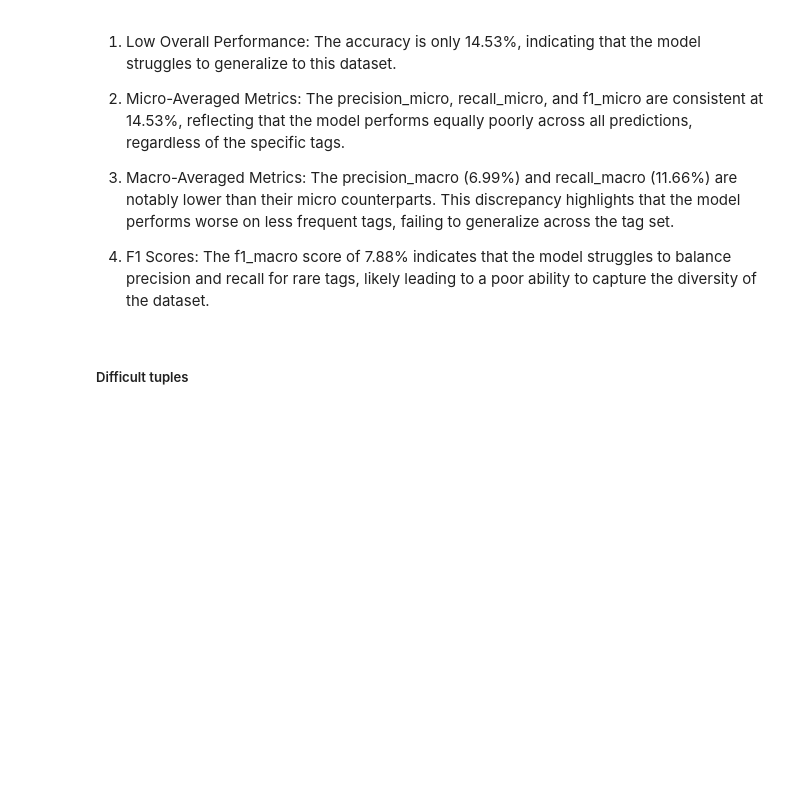
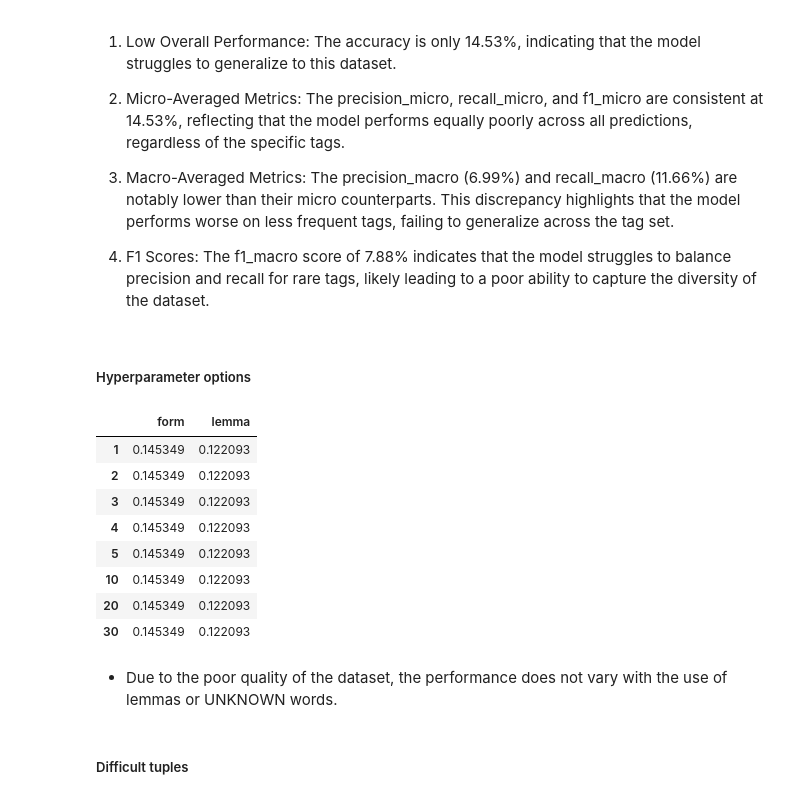
Before and after one commit to AndreaJaunarena-ehu/HMM_Andrea, a Jupyter notebook: analysis.ipynb, the cells around one changed output. Cells and saved outputs as stored; diff of their text form; code cells hidden in the pictures; blank space fills up the shorter version.

```diff
--- a/analysis.ipynb
+++ b/analysis.ipynb
@@ -261,6 +289,32 @@ results_reddit
 3. Macro-Averaged Metrics: The precision_macro (6.99%) and recall_macro (11.66%) are notably lower than their micro counterparts. This discrepancy highlights that the model performs worse on less frequent tags, failing to generalize across the tag set.
 
 4. F1 Scores: The f1_macro score of 7.88% indicates that the model struggles to balance precision and recall for rare tags, likely leading to a poor ability to capture the diversity of the dataset.
+# %% [markdown]
+##### Hyperparameter options
+# %%
+unk_thresholds = [1, 2, 3, 4, 5, 10, 20, 30]
+word_models = ["form", "lemma"]
+
+results = pd.DataFrame(columns=word_models, index=unk_thresholds)
+
+for word_model in word_models:
+    for unk_threshold in unk_thresholds:
+        hyper_model = our_HMM(train_file_reddit, unk_threshold=unk_threshold, word_model=word_model)
+        results.at[unk_threshold, word_model] = hyper_model.test(test_file_reddit)[0]["f1_micro"]
+# %%
+display(results)
+# %% [output]
+|  | form | lemma |
+| 1 | 0.145349 | 0.122093 |
+| 2 | 0.145349 | 0.122093 |
+| 3 | 0.145349 | 0.122093 |
+| 4 | 0.145349 | 0.122093 |
+| 5 | 0.145349 | 0.122093 |
+| 10 | 0.145349 | 0.122093 |
+| 20 | 0.145349 | 0.122093 |
+| 30 | 0.145349 | 0.122093 |
+# %% [markdown]
+- Due to the poor quality of the dataset, the performance does not vary with the use of lemmas or UNKNOWN words.
 # %% [markdown]
 ##### Difficult tuples
 # %%
```
Also changed, not shown: parts of 5 cells of this notebook, 1 other file.
